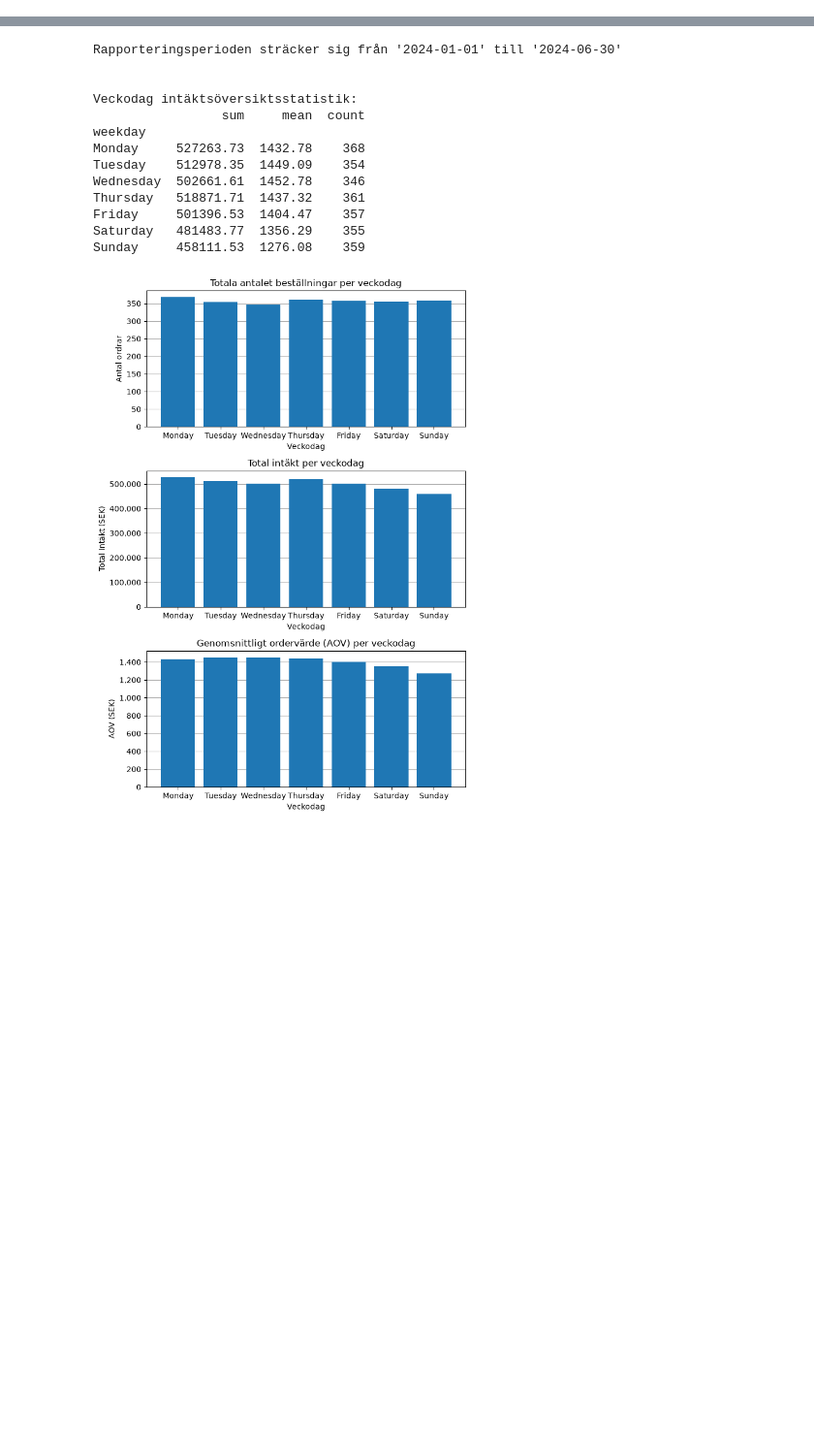
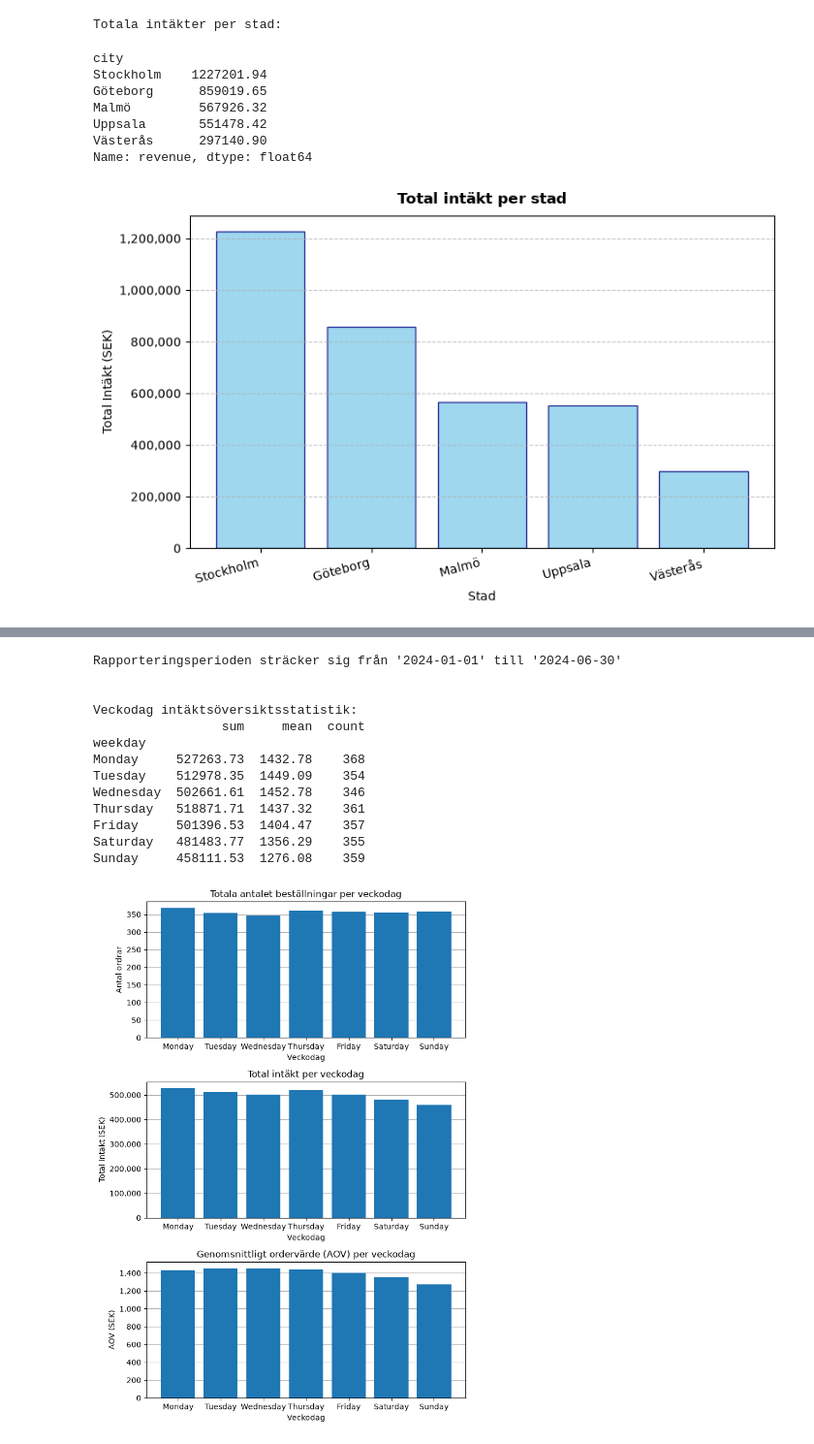
Before and after one commit to Sherif-iconvo/ecutbildning-DS26-termin1-py-dataanalys-exam-group5-uppgift, a Jupyter notebook: notebooks/report.ipynb, the cells around one changed output, grey strips where cells are left out. Shown at 97% size. Drawn from its saved outputs; the diff is of its cells as text; code cells hidden in the pictures; blank space fills up the shorter version.

```diff
--- a/notebooks/report.ipynb
+++ b/notebooks/report.ipynb
@@ -5,0 +53,22 @@ analyzer = EcommerceAnalyzer()
+# %%
+# Beräkna total intäkt per stad
+city_revenue = analyzer.get_total_revenue()
+
+# Visa resultatet
+print("Totala intäkter per stad:")
+display(city_revenue)
+
+print()
+fig = analyzer.plot_city_revenue_bar()
+
+fig
+# %% [output]
+Totala intäkter per stad:
+city
+Stockholm    1227201.94
+Göteborg      859019.65
+Malmö         567926.32
+Uppsala       551478.42
+Västerås      297140.90
+Name: revenue, dtype: float64
+[figure, added]
```
Also changed, not shown: parts of 24 cells of this notebook, 3 other files.
